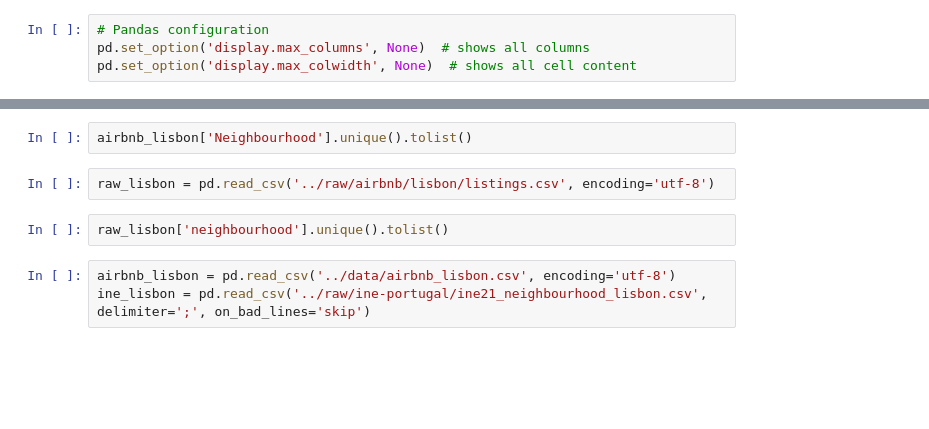
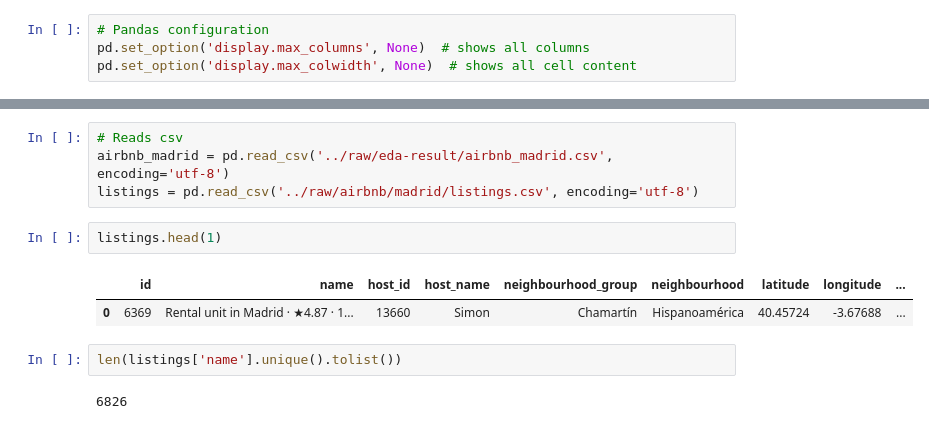
Before and after one commit to juanmolera/dashboard-project, a Jupyter notebook: notebooks/4-drafts.ipynb, the cells around one changed output, grey strips where cells are left out. Cells and saved outputs as stored; diff of their text form; blank space fills up the shorter version.

```diff
--- a/notebooks/4-drafts.ipynb
+++ b/notebooks/4-drafts.ipynb
@@ -72,9 +13,13 @@ count
-# %%
-airbnb_lisbon['Neighbourhood'].unique().tolist()
-# %%
-raw_lisbon = pd.read_csv('../raw/airbnb/lisbon/listings.csv', encoding='utf-8')
-# %%
-raw_lisbon['neighbourhood'].unique().tolist()
-# %%
-airbnb_lisbon = pd.read_csv('../data/airbnb_lisbon.csv', encoding='utf-8')
-ine_lisbon = pd.read_csv('../raw/ine-portugal/ine21_neighbourhood_lisbon.csv', delimiter=';', on_bad_lines='skip')
+# %%
+# Reads csv
+airbnb_madrid = pd.read_csv('../raw/eda-result/airbnb_madrid.csv', encoding='utf-8')
+listings = pd.read_csv('../raw/airbnb/madrid/listings.csv', encoding='utf-8')
+# %%
+listings.head(1)
+# %% [output]
+|  | id | name | host_id | host_name | neighbourhood_group | neighbourhood | latitude | longitude | ... |
+| 0 | 6369 | Rental unit in Madrid · ★4.87 · 1... | 13660 | Simon | Chamartín | Hispanoamérica | 40.45724 | -3.67688 | ... |
+# %%
+len(listings['name'].unique().tolist())
+# %% [output]
+6826
```
Also changed, not shown: parts of 30 cells of this notebook, 9 other files.
